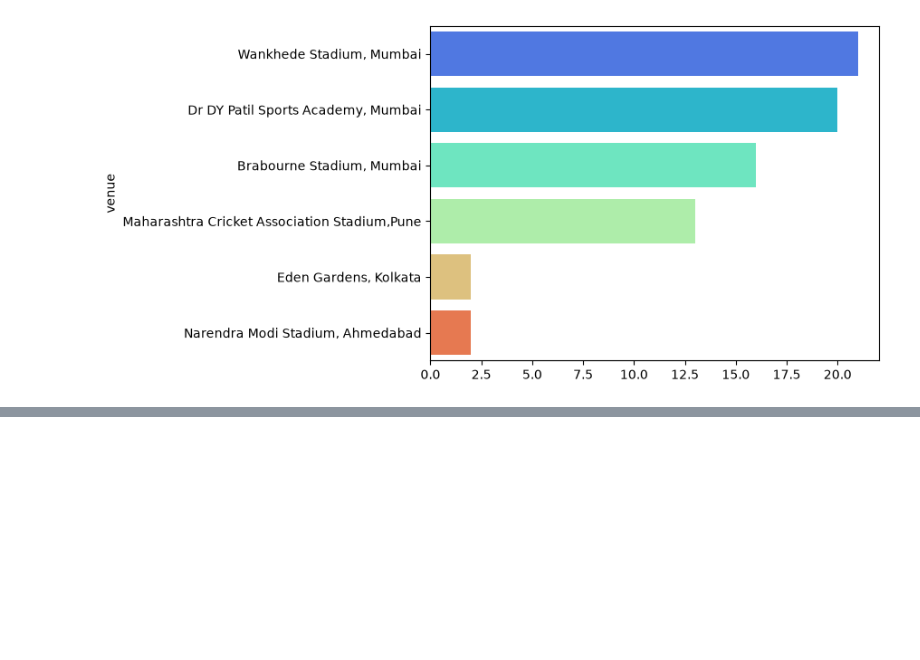
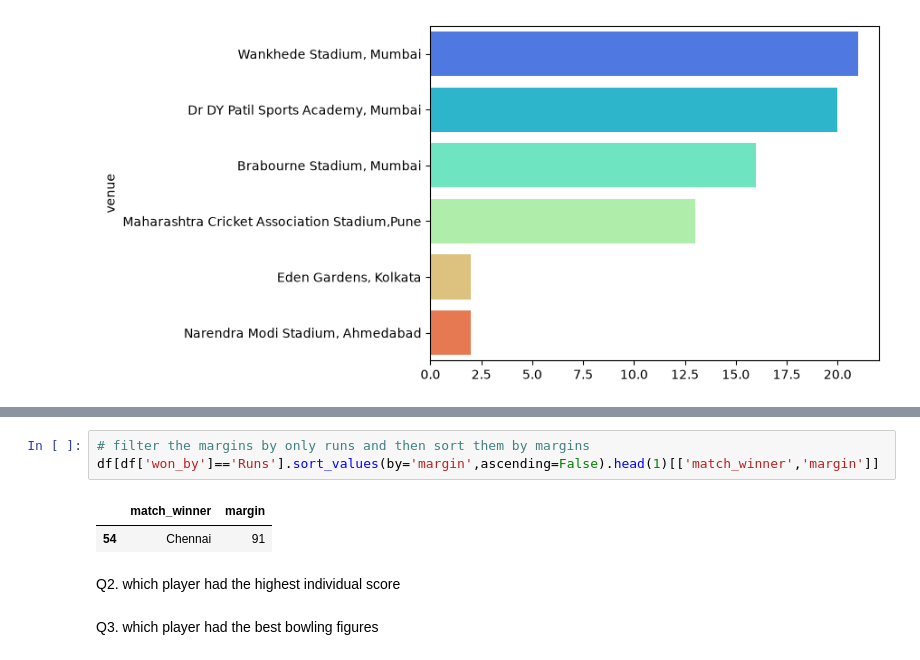
Before and after one commit to AarushiSavla/data-visualization, a Jupyter notebook: ipl_capstone_project.ipynb, the cells around one changed output, grey strips where cells are left out. Saved outputs shown, nothing was run; the diff lists cells and outputs as text; blank space fills up the shorter version.

```diff
--- a/ipl_capstone_project.ipynb
+++ b/ipl_capstone_project.ipynb
@@ -282,0 +297,10 @@ sns.barplot(x=venue_count.values,y=venue_count.index,palette='rainbow')
+# %%
+# filter the margins by only runs and then sort them by margins
+df[df['won_by']=='Runs'].sort_values(by='margin',ascending=False).head(1)[['match_winner','margin']]
+# %% [output]
+|  | match_winner | margin |
+| 54 | Chennai | 91 |
+# %% [markdown]
+Q2. which player had the highest individual score
+# %% [markdown]
+Q3. which player had the best bowling figures
```
Also changed, not shown: parts of 3 cells of this notebook.
